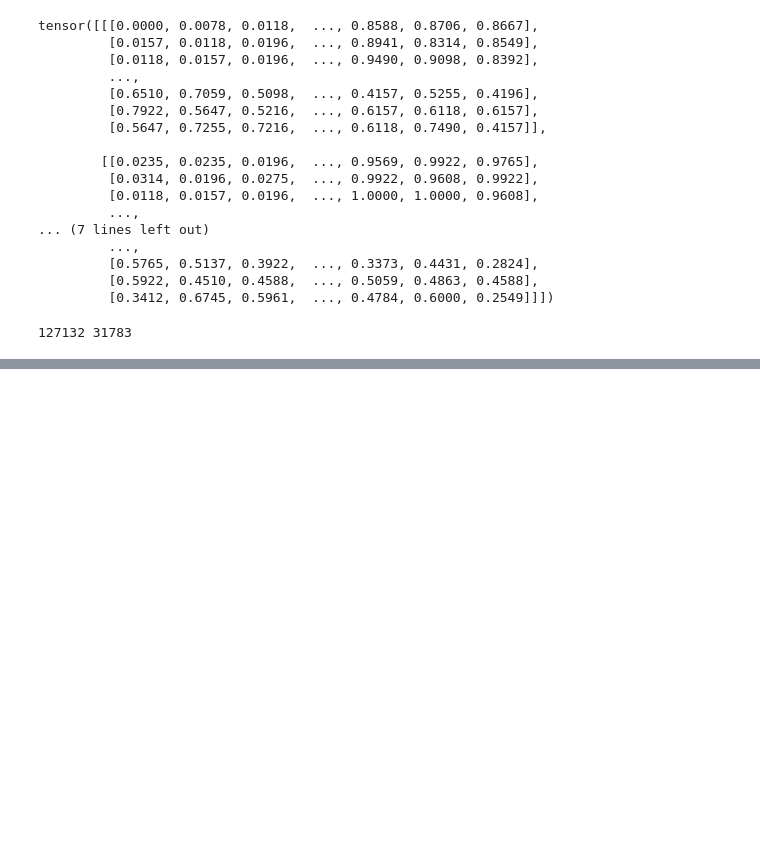
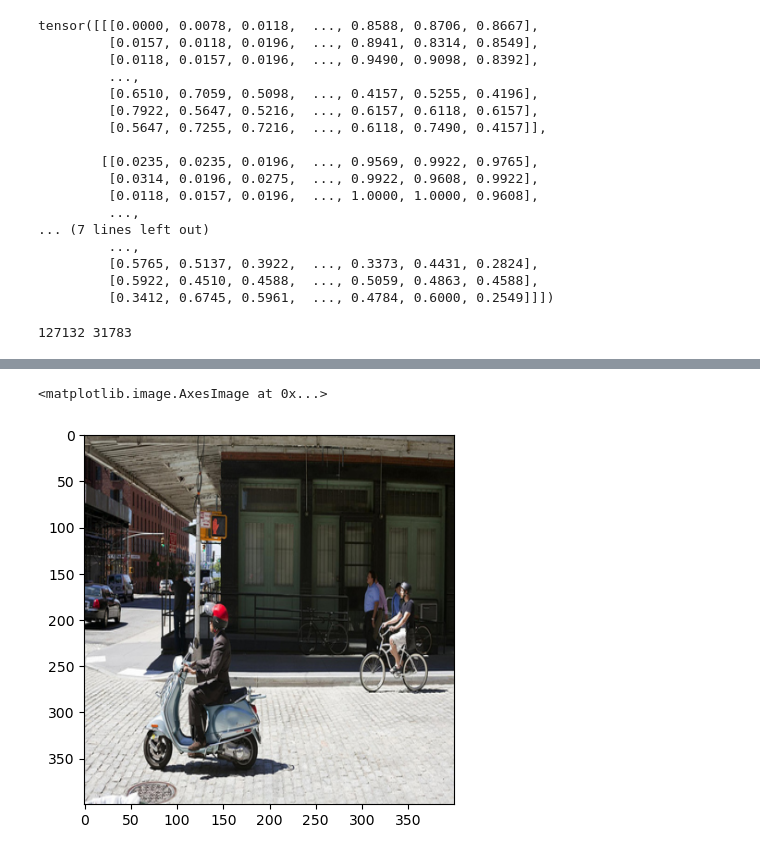
Before and after one commit to MichaelBai2008/VisionLearningModel, a Jupyter notebook: vlm.ipynb, the cells around one changed output, grey strips where cells are left out. Cells and saved outputs as stored; diff of their text form; code cells hidden in the pictures; blank space fills up the shorter version.

```diff
--- a/vlm.ipynb
+++ b/vlm.ipynb
@@ -127,0 +137,10 @@ print(len(train_dataset), len(test_dataset))
+# %%
+from torch.utils.data import DataLoader
+
+BATCH_SIZE = 2
+train_dataloader = DataLoader(train_dataset, batch_size=BATCH_SIZE, shuffle=True)
+test_dataloader = DataLoader(test_dataset, batch_size=BATCH_SIZE, shuffle=True)
+# %%
+batch_img_tensors, batch_text_encodings = next(iter(train_dataloader))
+print(f"batch_img_tensors: {batch_img_tensors.size()}")
+print(f"batch_text_encodings: {batch_text_encodings.size()}")
@@ -127,0 +156,5 @@ print(len(train_dataset), len(test_dataset))
+# %%
+plt.imshow(batch_img_tensors[0].permute(1, 2, 0)) # C x H x W => H x W x C
+# %% [output]
+<matplotlib.image.AxesImage at 0x...>
+[figure, added]
```
Also changed, not shown: parts of 2 cells of this notebook.
